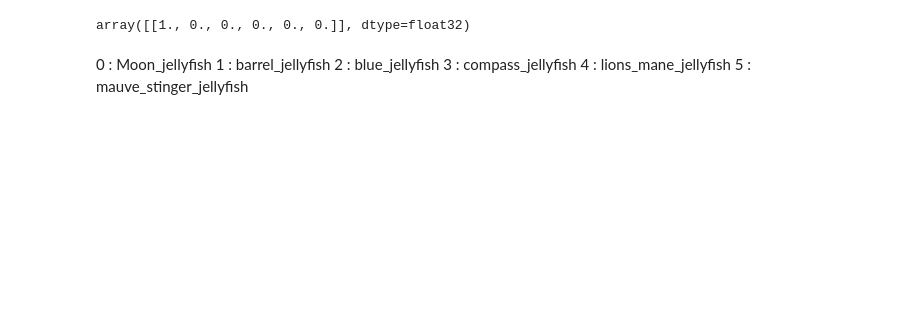
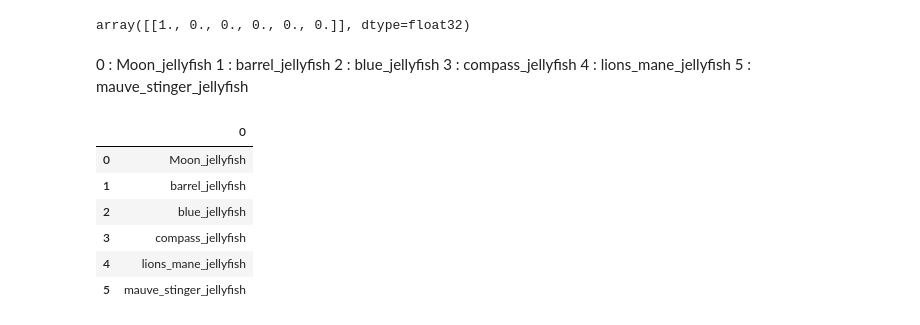
Before and after one commit to PeterOstr/kaggle, a Jupyter notebook: jellyfish_image_classification/jelly_image_class.ipynb, the cells around one changed output. Drawn from its saved outputs; the diff is of its cells as text; code cells hidden in the pictures; blank space fills up the shorter version.

```diff
--- a/jellyfish_image_classification/jelly_image_class.ipynb
+++ b/jellyfish_image_classification/jelly_image_class.ipynb
@@ -772,3 +761,22 @@ array([[1., 0., 0., 0., 0., 0.]], dtype=float32)
 3 : compass_jellyfish
 4 : lions_mane_jellyfish
 5 : mauve_stinger_jellyfish
+# %%
+jelly_type = pd.DataFrame({
+    0: ['Moon_jellyfish'],
+    1: ['barrel_jellyfish'],
+    2: ['blue_jellyfish'],
+    3: ['compass_jellyfish'],
+    4: ['lions_mane_jellyfish'],
+    5: ['mauve_stinger_jellyfish']
+})
+jelly_type = jelly_type.T
+jelly_type
+# %% [output]
+|  | 0 |
+| 0 | Moon_jellyfish |
+| 1 | barrel_jellyfish |
+| 2 | blue_jellyfish |
+| 3 | compass_jellyfish |
+| 4 | lions_mane_jellyfish |
+| 5 | mauve_stinger_jellyfish |
```
Also changed, not shown: parts of 7 cells of this notebook, 2 other files.
